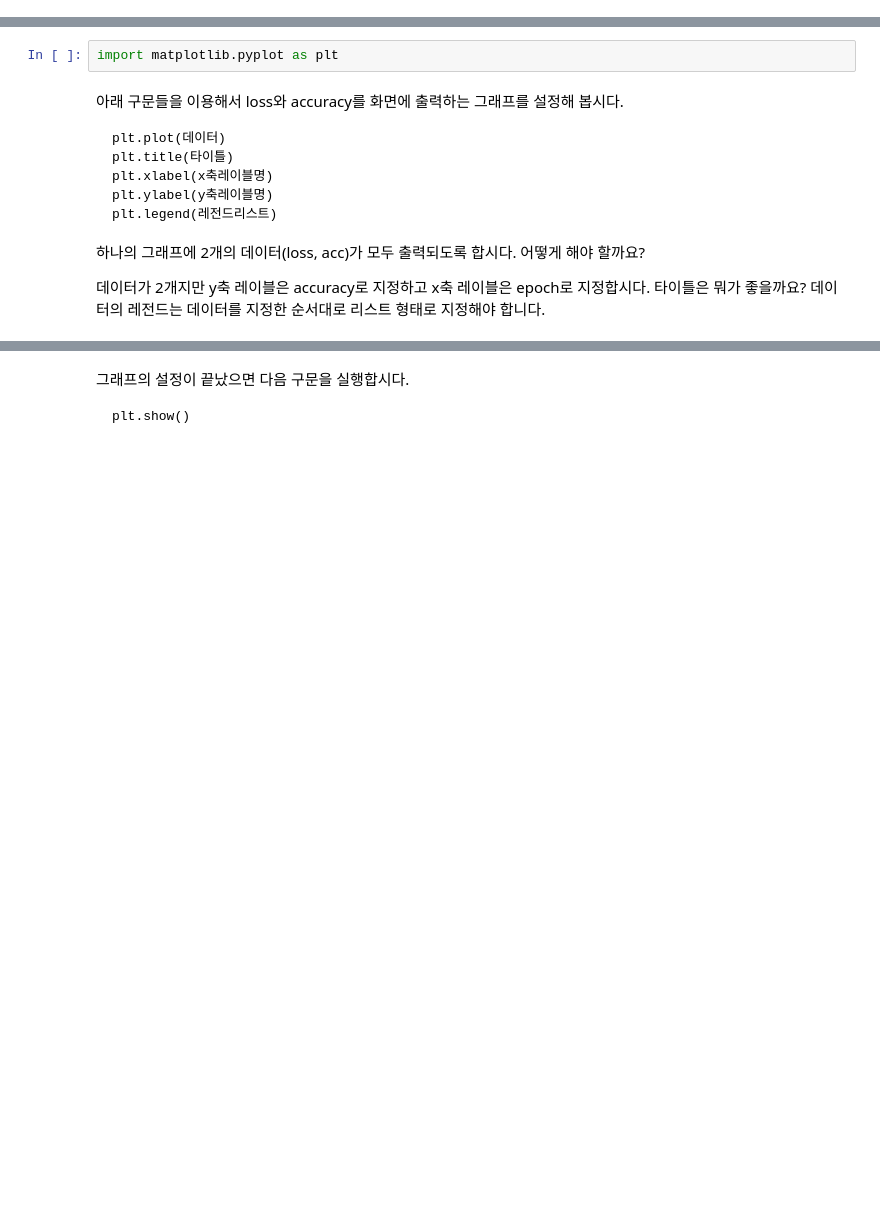
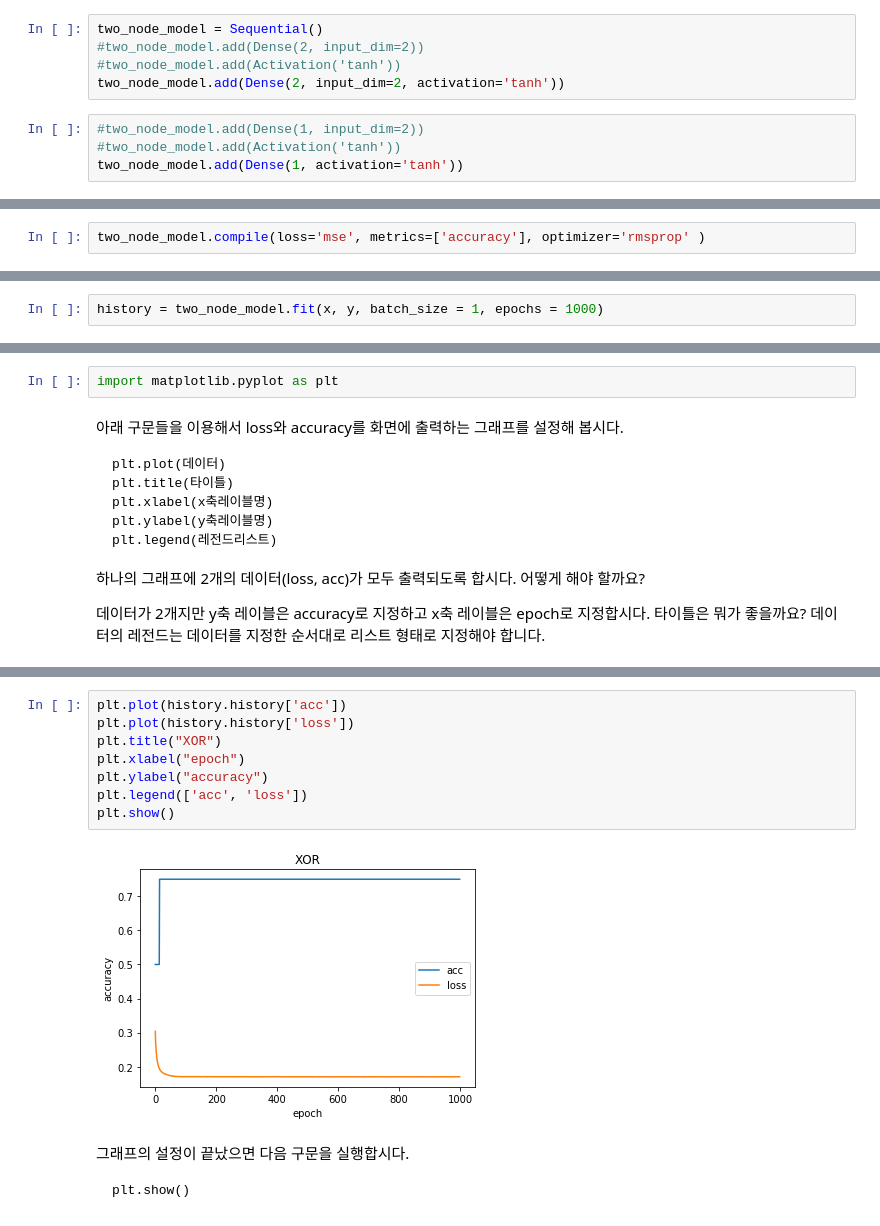
Before and after one commit to BOMSHIK/jupyter, a Jupyter notebook: XOR using keras - Trainee.ipynb, the cells around one changed output, grey strips where cells are left out. Cells and saved outputs as stored; diff of their text form; blank space fills up the shorter version.

```diff
--- a/XOR using keras - Trainee.ipynb
+++ b/XOR using keras - Trainee.ipynb
@@ -57,6 +60,15 @@ keras에서는 아래의 순서에 따라 모델을 생성합니다.
 - tanh 함수를 Activation으로 사용합시다.
 
 이제 하나의 레이어를 추가했습니다.
+# %%
+two_node_model = Sequential()
+#two_node_model.add(Dense(2, input_dim=2))
+#two_node_model.add(Activation('tanh'))
+two_node_model.add(Dense(2, input_dim=2, activation='tanh'))
+# %%
+#two_node_model.add(Dense(1, input_dim=2))
+#two_node_model.add(Activation('tanh'))
+two_node_model.add(Dense(1, activation='tanh'))
 # %% [markdown]
 ### 두번째 레이어 더하기
 
@@ -79,6 +91,8 @@ NameError: name 'model' is not defined
     model.compile(loss=사용하고자하는loss유형, metrics=사용하고자하는지표리스트, optimizer=사용하고자하는옵티마이저이름)
 
 여기에서는 loss에 'mse'를, 지표로는 'accuracy'를, optimizer로는 'rmsprop'을 사용합시다.
+# %%
+two_node_model.compile(loss='mse', metrics=['accuracy'], optimizer='rmsprop' )
 # %% [markdown]
 # 모델 학습하기
 
@@ -87,3 +101,5 @@ NameError: name 'model' is not defined
     model.fit(학습데이터, 학습레이블, batch_size=배치개수, epochs=학습회수)
 
 데이터가 작으니 배치개수는 1개로 하고 학습은 1,000회 정도로 해 봅시다. fit 메소드는 학습 과정의 히스토리를 반환합니다. 이 값을 **history**라는 변수에 저장해 봅시다.
+# %%
+history = two_node_model.fit(x, y, batch_size = 1, epochs = 1000)
@@ -146,3 +285,13 @@ import matplotlib.pyplot as plt
+# %%
+plt.plot(history.history['acc'])
+plt.plot(history.history['loss'])
+plt.title("XOR")
+plt.xlabel("epoch")
+plt.ylabel("accuracy")
+plt.legend(['acc', 'loss'])
+plt.show()
+# %% [output]
+[figure, added]
 # %% [markdown]
 그래프의 설정이 끝났으면 다음 구문을 실행합시다.
 
```
Also changed, not shown: parts of 18 cells of this notebook, 1 other file.
